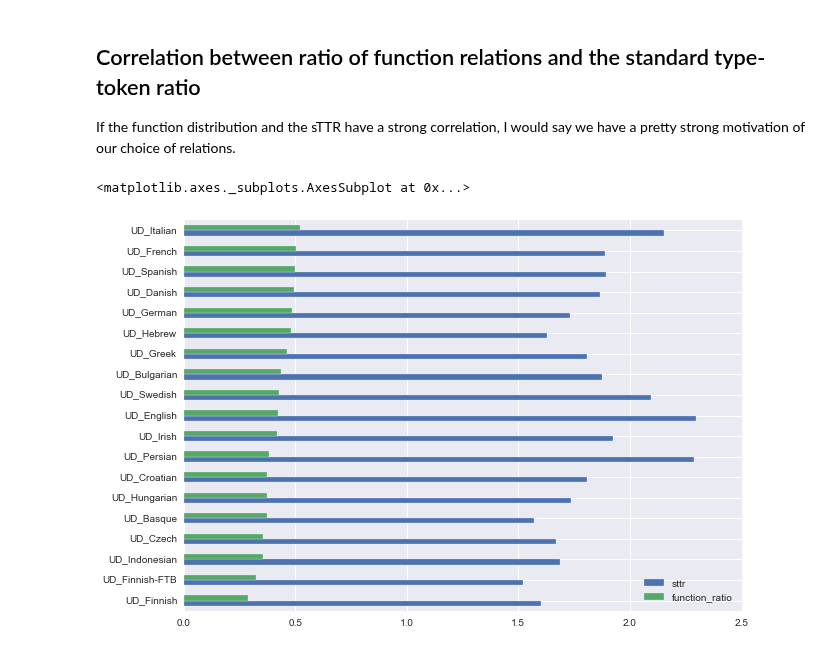
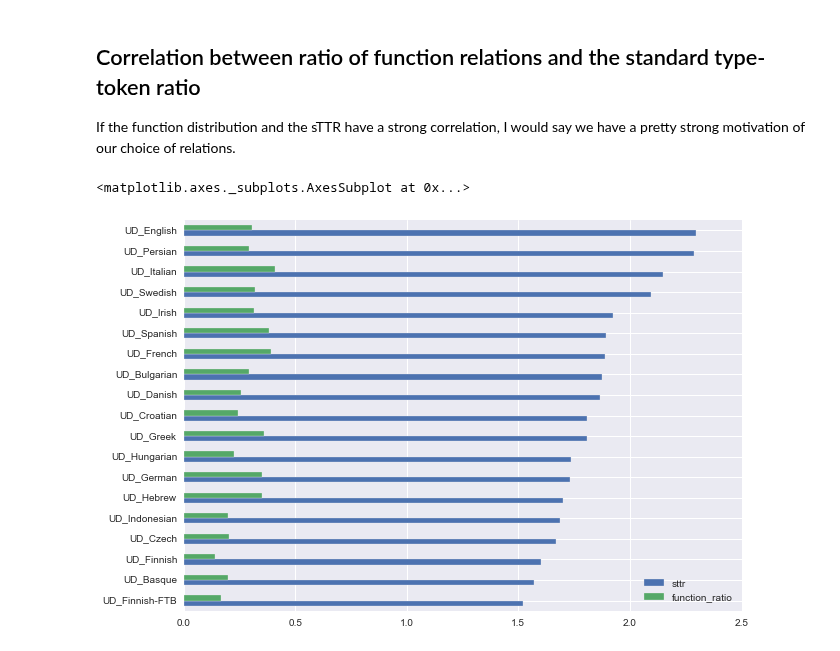
Before and after one commit to jimmycallin/udeval, a Jupyter notebook: notebooks/A manual classification of dependency relations.ipynb, the cells around one changed output. Saved outputs shown, nothing was run; the diff lists cells and outputs as text; code cells hidden in the pictures.

```diff
--- a/notebooks/A manual classification of dependency relations.ipynb
+++ b/notebooks/A manual classification of dependency relations.ipynb
@@ -42,7 +45,7 @@ __compound__: German tokenizes e.g. _T-shirt_ into _T_, _\-\-_, and _shirt_ with
 # %% [markdown]
 # Distribution of function relations
 # %%
-function_relations = ['aux', 'auxpass', 'case', 'cc', 'cop', 'det', 'expl', 'mark', 'neg', 'punct', 'dep', 'goeswith', 'mwe']
+function_relations = ['aux', 'auxpass', 'case', 'cc', 'cop', 'det', 'expl', 'mark', 'neg', 'mwe']
 # %%
 # Increase figure size
 %matplotlib inline
@@ -219,11 +169,11 @@ If the function distribution and the sTTR have a strong correlation, I would say
 # %%
 sttr = pd.DataFrame.from_csv('../data/standard_ttr.1.1.csv')['mean']
 sttr_function_ratio = pd.concat([sttr, language_function_ratio], axis=1)
 sttr_function_ratio.columns = ['sttr', 'function_ratio']
-sttr_function_ratio.sort_values('function_ratio').plot(kind='barh')
+sttr_function_ratio.sort_values('sttr').plot(kind='barh')
 # %% [output]
 <matplotlib.axes._subplots.AxesSubplot at 0x...>
-[figure, old version]
+[figure, new version]
 # %%
 sttr_function_ratio.sort_values('sttr').corr('pearson')
 # %% [output]
```
Also changed, not shown: parts of 8 cells of this notebook, 3 other files.
